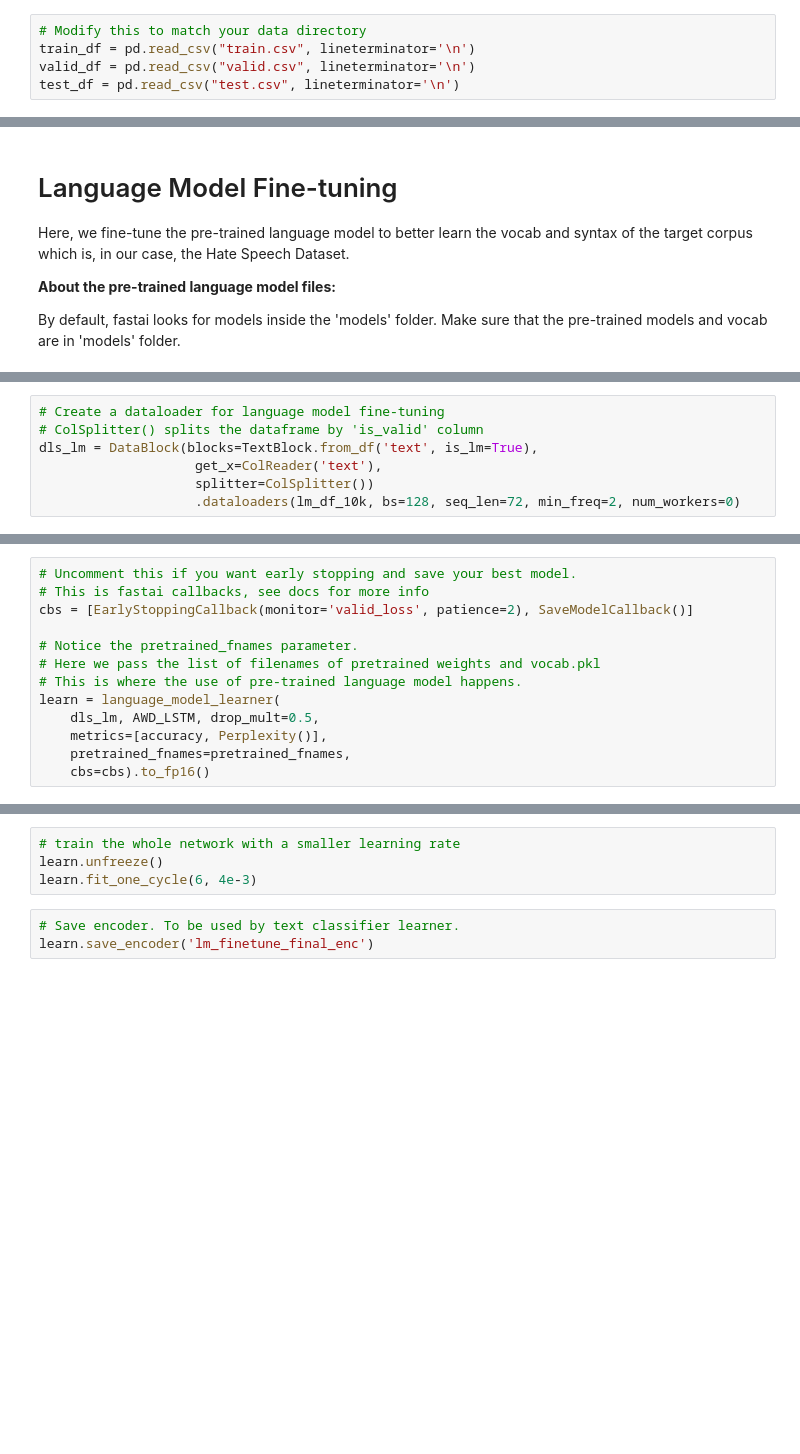
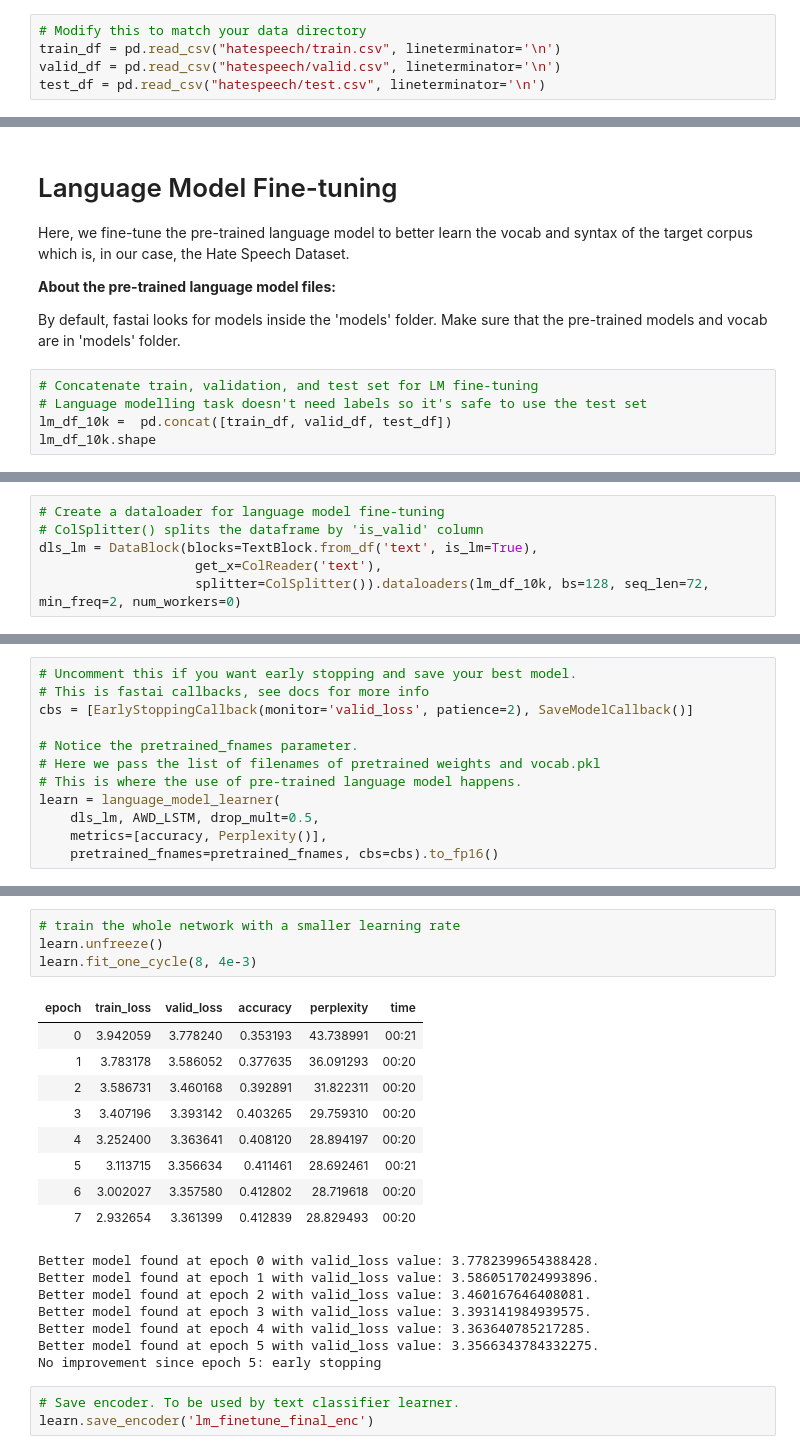
Before and after one commit to danjohnvelasco/Filipino-ULMFiT, a Jupyter notebook: Filipino_ULMFiT.ipynb, the cells around one changed output, grey strips where cells are left out. Drawn from its saved outputs; the diff is of its cells as text; blank space fills up the shorter version.

```diff
--- a/Filipino_ULMFiT.ipynb
+++ b/Filipino_ULMFiT.ipynb
@@ -72,9 +101,9 @@ def get_test_acc(learn):
     return accuracy_score(test_df.label.values, pred_classes)
 # %%
 # Modify this to match your data directory
-train_df = pd.read_csv("train.csv", lineterminator='\n')
-valid_df = pd.read_csv("valid.csv", lineterminator='\n')
-test_df = pd.read_csv("test.csv", lineterminator='\n')
+train_df = pd.read_csv("hatespeech/train.csv", lineterminator='\n')
+valid_df = pd.read_csv("hatespeech/valid.csv", lineterminator='\n')
+test_df = pd.read_csv("hatespeech/test.csv", lineterminator='\n')
 # %%
 # add 'is_valid' column (for fastai train-val splitting)
 valid_df['is_valid'] = True
@@ -92,3 +127,8 @@ Here, we fine-tune the pre-trained language model to better learn the vocab and
 **About the pre-trained language model files:**
 
 By default, fastai looks for models inside the 'models' folder. Make sure that the pre-trained models and vocab are in 'models' folder.
+# %%
+# Concatenate train, validation, and test set for LM fine-tuning
+# Language modelling task doesn't need labels so it's safe to use the test set
+lm_df_10k =  pd.concat([train_df, valid_df, test_df])
+lm_df_10k.shape
@@ -97,5 +139,4 @@ By default, fastai looks for models inside the 'models' folder. Make sure that t
 # ColSplitter() splits the dataframe by 'is_valid' column
 dls_lm = DataBlock(blocks=TextBlock.from_df('text', is_lm=True),
                     get_x=ColReader('text'),
-                    splitter=ColSplitter())
-                    .dataloaders(lm_df_10k, bs=128, seq_len=72, min_freq=2, num_workers=0)
+                    splitter=ColSplitter()).dataloaders(lm_df_10k, bs=128, seq_len=72, min_freq=2, num_workers=0)
@@ -110,8 +153,7 @@ cbs = [EarlyStoppingCallback(monitor='valid_loss', patience=2), SaveModelCallbac
 learn = language_model_learner(
     dls_lm, AWD_LSTM, drop_mult=0.5,
     metrics=[accuracy, Perplexity()],
-    pretrained_fnames=pretrained_fnames,
-    cbs=cbs).to_fp16()
+    pretrained_fnames=pretrained_fnames, cbs=cbs).to_fp16()
 # %%
 # Learning rate finder
 learn.lr_find()
@@ -121,7 +171,24 @@ learn.fit_one_cycle(1, 4e-2)
 # %%
 # train the whole network with a smaller learning rate
 learn.unfreeze()
-learn.fit_one_cycle(6, 4e-3)
+learn.fit_one_cycle(8, 4e-3)
+# %% [output]
+| epoch | train_loss | valid_loss | accuracy | perplexity | time |
+| 0 | 3.942059 | 3.778240 | 0.353193 | 43.738991 | 00:21 |
+| 1 | 3.783178 | 3.586052 | 0.377635 | 36.091293 | 00:20 |
+| 2 | 3.586731 | 3.460168 | 0.392891 | 31.822311 | 00:20 |
+| 3 | 3.407196 | 3.393142 | 0.403265 | 29.759310 | 00:20 |
+| 4 | 3.252400 | 3.363641 | 0.408120 | 28.894197 | 00:20 |
+| 5 | 3.113715 | 3.356634 | 0.411461 | 28.692461 | 00:21 |
+| 6 | 3.002027 | 3.357580 | 0.412802 | 28.719618 | 00:20 |
+| 7 | 2.932654 | 3.361399 | 0.412839 | 28.829493 | 00:20 |
+Better model found at epoch 0 with valid_loss value: 3.7782399654388428.
+Better model found at epoch 1 with valid_loss value: 3.5860517024993896.
+Better model found at epoch 2 with valid_loss value: 3.460167646408081.
+Better model found at epoch 3 with valid_loss value: 3.393141984939575.
+Better model found at epoch 4 with valid_loss value: 3.363640785217285.
+Better model found at epoch 5 with valid_loss value: 3.3566343784332275.
+No improvement since epoch 5: early stopping
 # %%
 # Save encoder. To be used by text classifier learner.
 learn.save_encoder('lm_finetune_final_enc')
```
Also changed, not shown: parts of 23 cells of this notebook.
